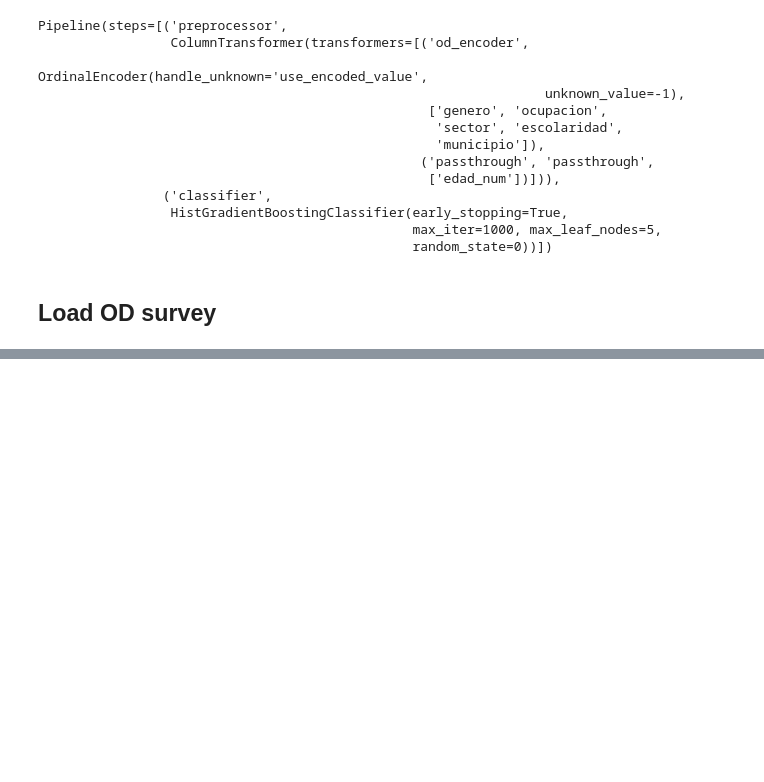
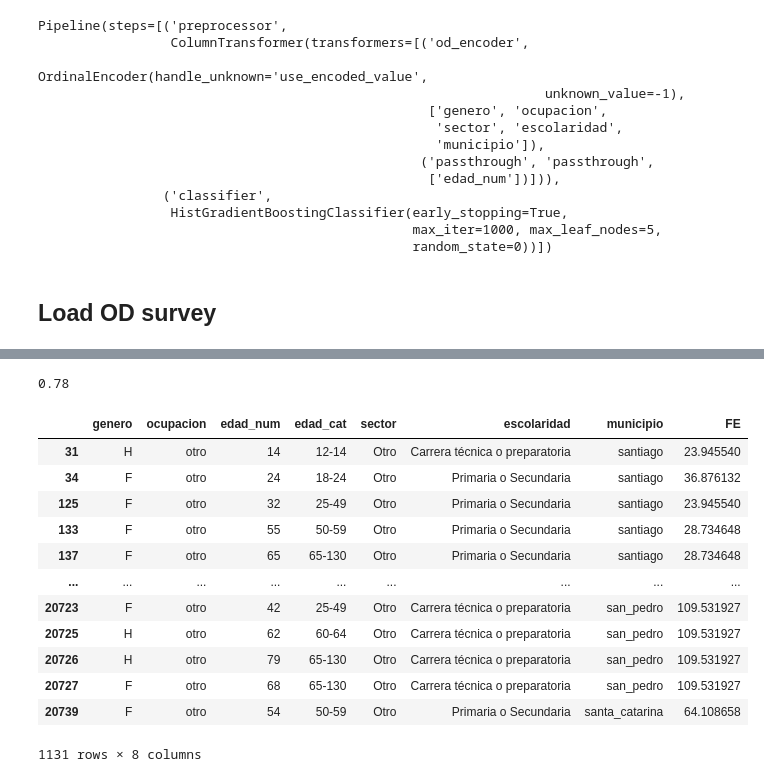
Before and after one commit to CentroFuturoCiudades/informal_jobs, a Jupyter notebook: notebook.ipynb, the cells around one changed output, grey strips where cells are left out. Cells and saved outputs as stored; diff of their text form; code cells hidden in the pictures; blank space fills up the shorter version.

```diff
--- a/notebook.ipynb
+++ b/notebook.ipynb
@@ -220,0 +385,23 @@ od2
+# %%
+model_2.set_params(classifier__learning_rate=0.1, classifier__max_leaf_nodes=5)
+model_2.fit(X2, y2)
+model_2.score(X2, y2)
+# %% [output]
+0.78
+# %%
+od_final_2 = od_final.query("sector == 'Otro'")
+od_final_2
+# %% [output]
+|  | genero | ocupacion | edad_num | edad_cat | sector | escolaridad | municipio | FE |
+| 31 | H | otro | 14 | 12-14 | Otro | Carrera técnica o preparatoria | santiago | 23.945540 |
+| 34 | F | otro | 24 | 18-24 | Otro | Primaria o Secundaria | santiago | 36.876132 |
+| 125 | F | otro | 32 | 25-49 | Otro | Primaria o Secundaria | santiago | 23.945540 |
+| 133 | F | otro | 55 | 50-59 | Otro | Primaria o Secundaria | santiago | 28.734648 |
+| 137 | F | otro | 65 | 65-130 | Otro | Primaria o Secundaria | santiago | 28.734648 |
+| ... | ... | ... | ... | ... | ... | ... | ... | ... |
+| 20723 | F | otro | 42 | 25-49 | Otro | Carrera técnica o preparatoria | san_pedro | 109.531927 |
+| 20725 | H | otro | 62 | 60-64 | Otro | Carrera técnica o preparatoria | san_pedro | 109.531927 |
+| 20726 | H | otro | 79 | 65-130 | Otro | Carrera técnica o preparatoria | san_pedro | 109.531927 |
+| 20727 | F | otro | 68 | 65-130 | Otro | Carrera técnica o preparatoria | san_pedro | 109.531927 |
+| 20739 | F | otro | 54 | 50-59 | Otro | Primaria o Secundaria | santa_catarina | 64.108658 |
+1131 rows × 8 columns
```
Also changed, not shown: parts of 22 cells of this notebook, 1 other file.
